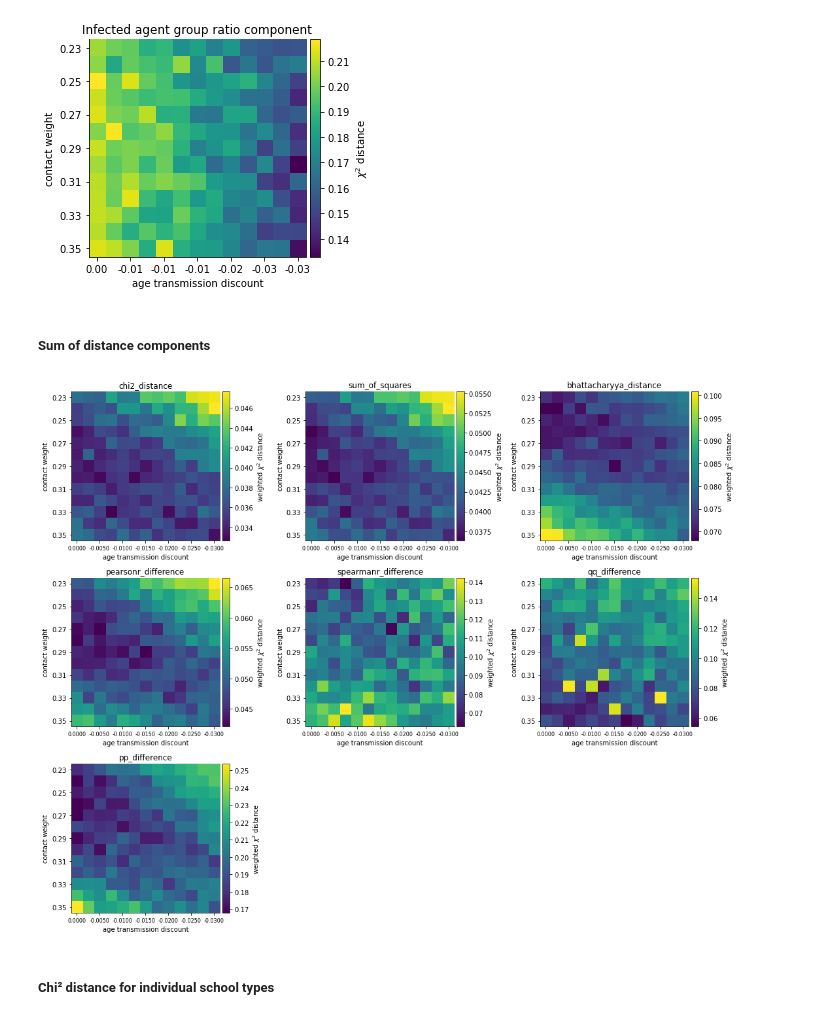
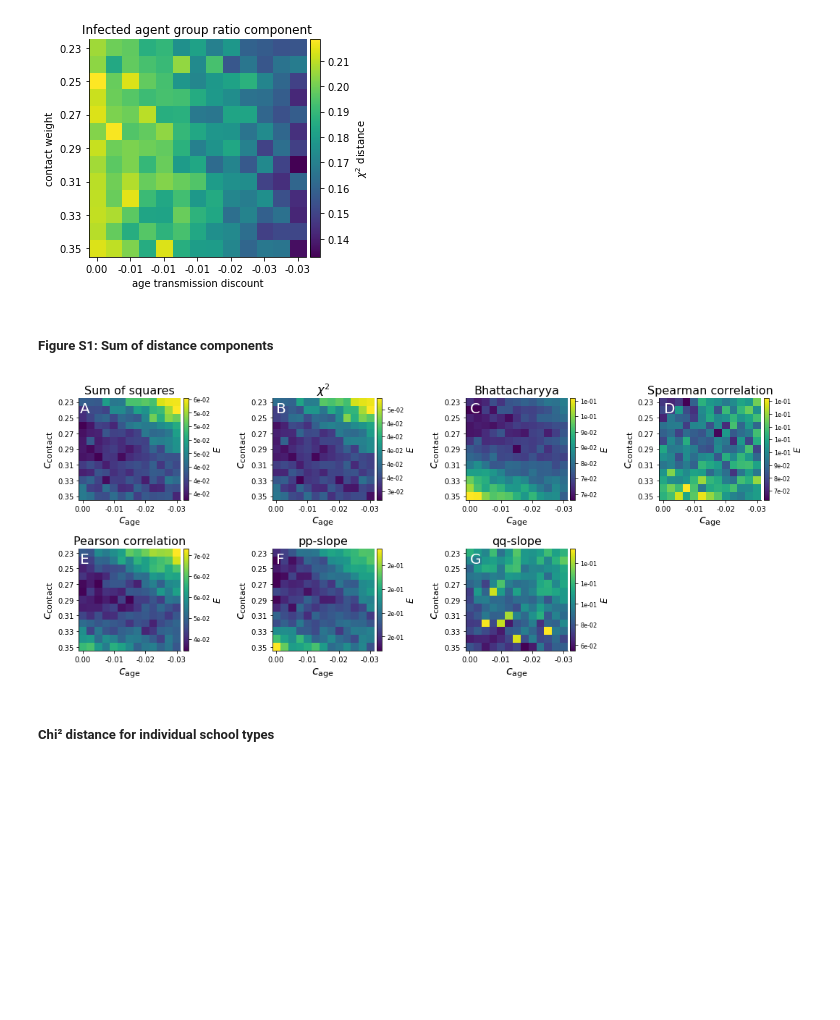
Before and after one commit to JanaLasser/school_SEIRX, a Jupyter notebook: code/calibration/calibration.ipynb, the cells around one changed output. Saved outputs shown, nothing was run; the diff lists cells and outputs as text; code cells hidden in the pictures; blank space fills up the shorter version.

Commit message:
added bootstrapping and plots for SI

```diff
--- a/code/calibration/calibration.ipynb
+++ b/code/calibration/calibration.ipynb
@@ -440,13 +442,13 @@ for i, ep in enumerate(screening_params):
 # %%
 # collection of different distance metrics to try
 distance_cols = [
+    'sum_of_squares',
     'chi2_distance',
-    'sum_of_squares',
     'bhattacharyya_distance',
+    'spearmanr_difference',
     'pearsonr_difference',
-    'spearmanr_difference',
+    'pp_difference',
     'qq_difference',
-    'pp_difference'
 ]
 # %%
 results_fine = results_fine.sort_values(by=['school_type',
@@ -572,39 +574,61 @@ plt.savefig('../../data/plots/calibration/first_component.pdf')
 # %% [output]
 [figure]
 # %% [markdown]
-##### Sum of distance components
+##### Figure S1: Sum of distance components
+# %%
+# qq and spearman are super noisy, exclude them for further analysis
+distance_col_names = {
+    'sum_of_squares':'Sum of squares',
+    'chi2_distance':'$\\chi^2$',
+    'bhattacharyya_distance':'Bhattacharyya',
+    'spearmanr_difference': 'Spearman correlation',
+    'pearsonr_difference':'Pearson correlation',
+    'pp_difference':'pp-slope',
+    'qq_difference':'qq-slope'
+}
 # %%
-fig, axes = plt.subplots(3, 3, figsize=(15, 12))
+fig, axes = plt.subplots(2, 4, figsize=(15, 6))
 
-for ax, col in zip(axes.flatten(), distance_cols):
+for ax, col in zip(axes.flatten(), distance_col_names.keys()):
     img_fine = distance_images[col]
     im = ax.imshow(img_fine)
     ax.set_yticks(range(len(contact_weights_fine))[::2])
     ax.set_yticklabels(['{:1.2f}'.format(cw) for \
                         cw in contact_weights_fine[::2]])
-    ax.set_xticks(range(len(age_transmission_discounts_fine))[::2])
-    ax.set_xticklabels(['{:1.4f}'.format(atd) for \
-                        atd in age_transmission_discounts_fine[::2]],
-                        fontsize=8)
-    ax.set_title(col)
+    #ax.set_xticks(range(len(age_transmission_discounts_fine))[::2])
+    ax.set_xticks([0, 4, 8, 12])
+    ax.set_xticklabels(['0.00', '-0.01', '-0.02', '-0.03'])
+    #ax.set_xticklabels(['{:1.4f}'.format(atd) for \
+    #                    atd in age_transmission_discounts_fine[::2]],
+    #                    fontsize=8)
+    ax.set_title(distance_col_names[col], fontsize=16)
 
     divider = make_axes_locatable(ax)
     cax = divider.append_axes('right', size='5%', pad=0.05)
-    cbar = fig.colorbar(im, cax=cax, orientation='vertical')
-    cbar.set_label('weighted $\chi^2$ distance')
+    cbar = fig.colorbar(im, cax=cax, orientation='vertical', format='%.0e')
+    cbar.ax.tick_params(labelsize=8)
+    cbar.set_label('$E$', fontsize=12)
 
     ax.spines['right'].set_visible(False)
     ax.spines['top'].set_visible(False)
 
-    ax.set_ylabel('contact weight')
-    ax.set_xlabel('age transmission discount')
+    ax.set_ylabel('$c_\\mathrm{contact}$', fontsize=16)
+    ax.set_xlabel('$c_\\mathrm{age}$', fontsize=16)
 
-axes[2, 1].axis('off')
-axes[2, 2].axis('off')
+axes[1, 3].axis('off')
+
+fig.text(0.061, 0.875, 'A', color='w', fontsize=20)
+fig.text(0.312, 0.875, 'B', color='w', fontsize=20)
+fig.text(0.56, 0.875, 'C', color='w', fontsize=20)
+fig.text(0.808, 0.875, 'D', color='w', fontsize=20)
+fig.text(0.061, 0.395, 'E', color='w', fontsize=20)
+fig.text(0.312, 0.395, 'F', color='w', fontsize=20)
+fig.text(0.56, 0.395, 'G', color='w', fontsize=20)
+
 fig.tight_layout()
 plt.savefig('../../data/plots/calibration/distances_heatmap.pdf')
 # %% [output]
-[figure, old version]
+[figure, new version]
 # %% [markdown]
 ##### Chi² distance for individual school types
 # %%
```
Also changed, not shown: parts of 18 cells of this notebook.
